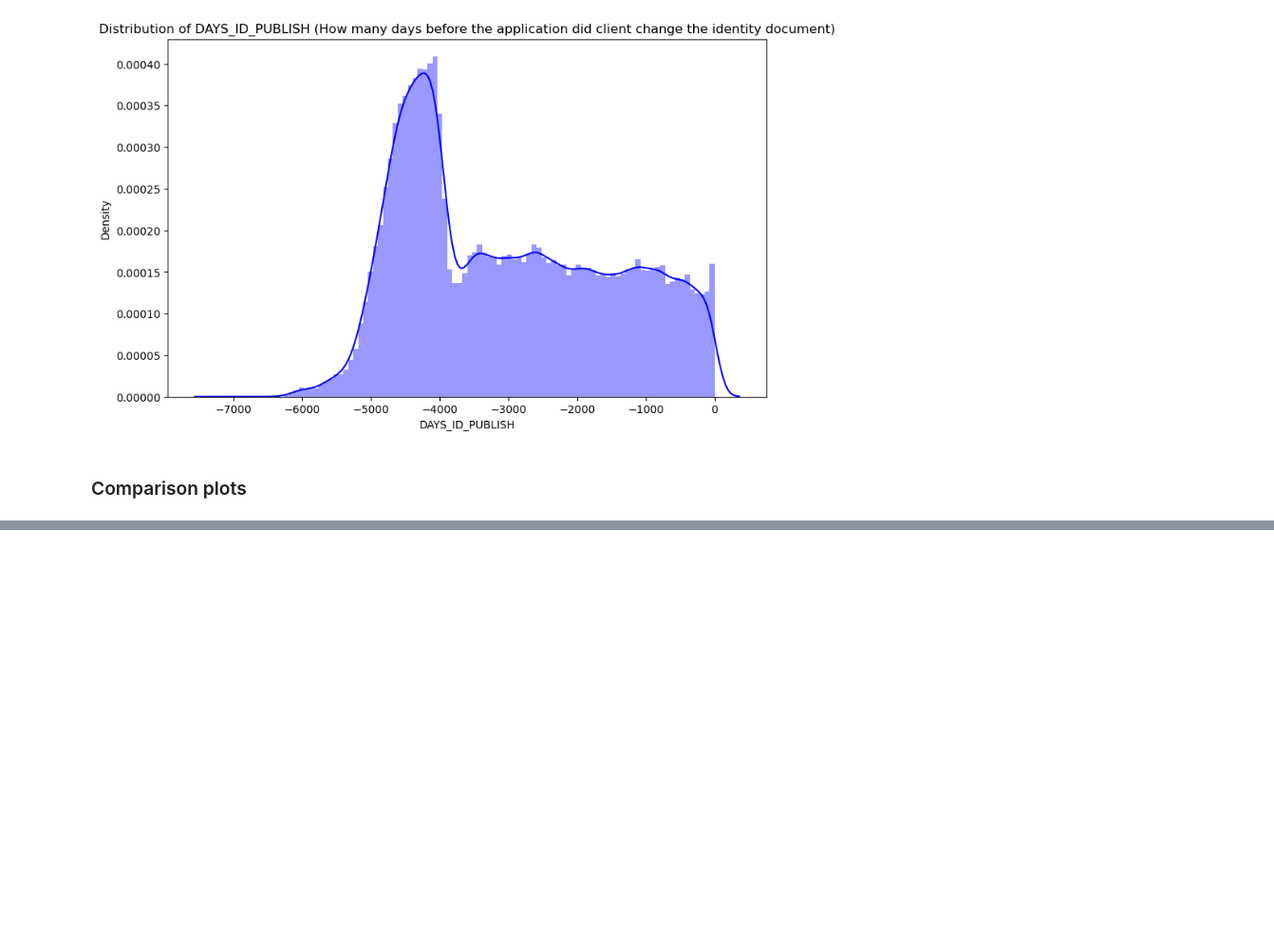
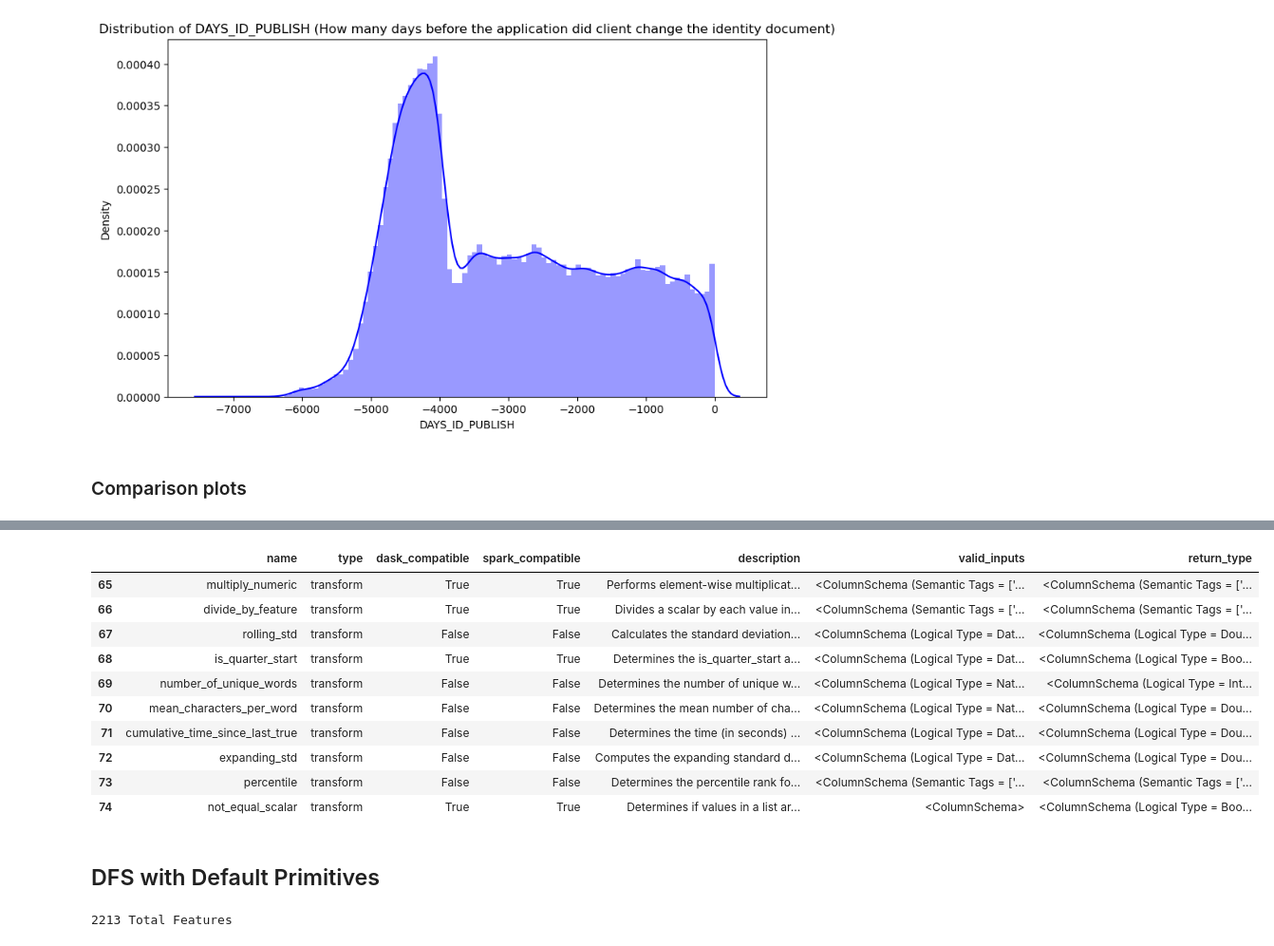
Before and after one commit to alexbarsan944/CreditDefaultRisk, a Jupyter notebook: main.ipynb, the cells around one changed output, grey strips where cells are left out. Shown: that part at 95% size. Cells and saved outputs as stored; diff of their text form; code cells hidden in the pictures; blank space fills up the shorter version.

```diff
--- a/main.ipynb
+++ b/main.ipynb
@@ -578,0 +745,36 @@ plot_distribution_comp(var, nrow=4)
+# %%
+primitives[primitives['type'] == 'transform'].head(10)
+# %% [output]
+|  | name | type | dask_compatible | spark_compatible | description | valid_inputs | return_type |
+| 65 | multiply_numeric | transform | True | True | Performs element-wise multiplicat... | <ColumnSchema (Semantic Tags = ['... | <ColumnSchema (Semantic Tags = ['... |
+| 66 | divide_by_feature | transform | True | True | Divides a scalar by each value in... | <ColumnSchema (Semantic Tags = ['... | <ColumnSchema (Semantic Tags = ['... |
+| 67 | rolling_std | transform | False | False | Calculates the standard deviation... | <ColumnSchema (Logical Type = Dat... | <ColumnSchema (Logical Type = Dou... |
+| 68 | is_quarter_start | transform | True | True | Determines the is_quarter_start a... | <ColumnSchema (Logical Type = Dat... | <ColumnSchema (Logical Type = Boo... |
+| 69 | number_of_unique_words | transform | False | False | Determines the number of unique w... | <ColumnSchema (Logical Type = Nat... | <ColumnSchema (Logical Type = Int... |
+| 70 | mean_characters_per_word | transform | False | False | Determines the mean number of cha... | <ColumnSchema (Logical Type = Nat... | <ColumnSchema (Logical Type = Dou... |
+| 71 | cumulative_time_since_last_true | transform | False | False | Determines the time (in seconds) ... | <ColumnSchema (Logical Type = Dat... | <ColumnSchema (Logical Type = Dou... |
+| 72 | expanding_std | transform | False | False | Computes the expanding standard d... | <ColumnSchema (Logical Type = Dat... | <ColumnSchema (Logical Type = Dou... |
+| 73 | percentile | transform | False | False | Determines the percentile rank fo... | <ColumnSchema (Semantic Tags = ['... | <ColumnSchema (Semantic Tags = ['... |
+| 74 | not_equal_scalar | transform | True | True | Determines if values in a list ar... | <ColumnSchema> | <ColumnSchema (Logical Type = Boo... |
+# %% [markdown]
+## DFS with Default Primitives
+# %%
+default_agg_primitives = [
+    "sum", "std", "max", "skew", "min", "mean", "count",
+    "percent_true", "num_unique", "mode"
+]
+default_trans_primitives = [
+    "day", "year", "month", "weekday", "haversine"
+]
+
+# DFS with the adjusted list of primitives
+feature_names = ft.dfs(entityset=es,
+                       target_dataframe_name='app',
+                       agg_primitives=default_agg_primitives,
+                       trans_primitives=default_trans_primitives,
+                       max_depth=2,
+                       features_only=True)
+
+print(f'{len(feature_names)} Total Features')
+# %% [output]
+2213 Total Features
```
Also changed, not shown: parts of 26 cells of this notebook.
